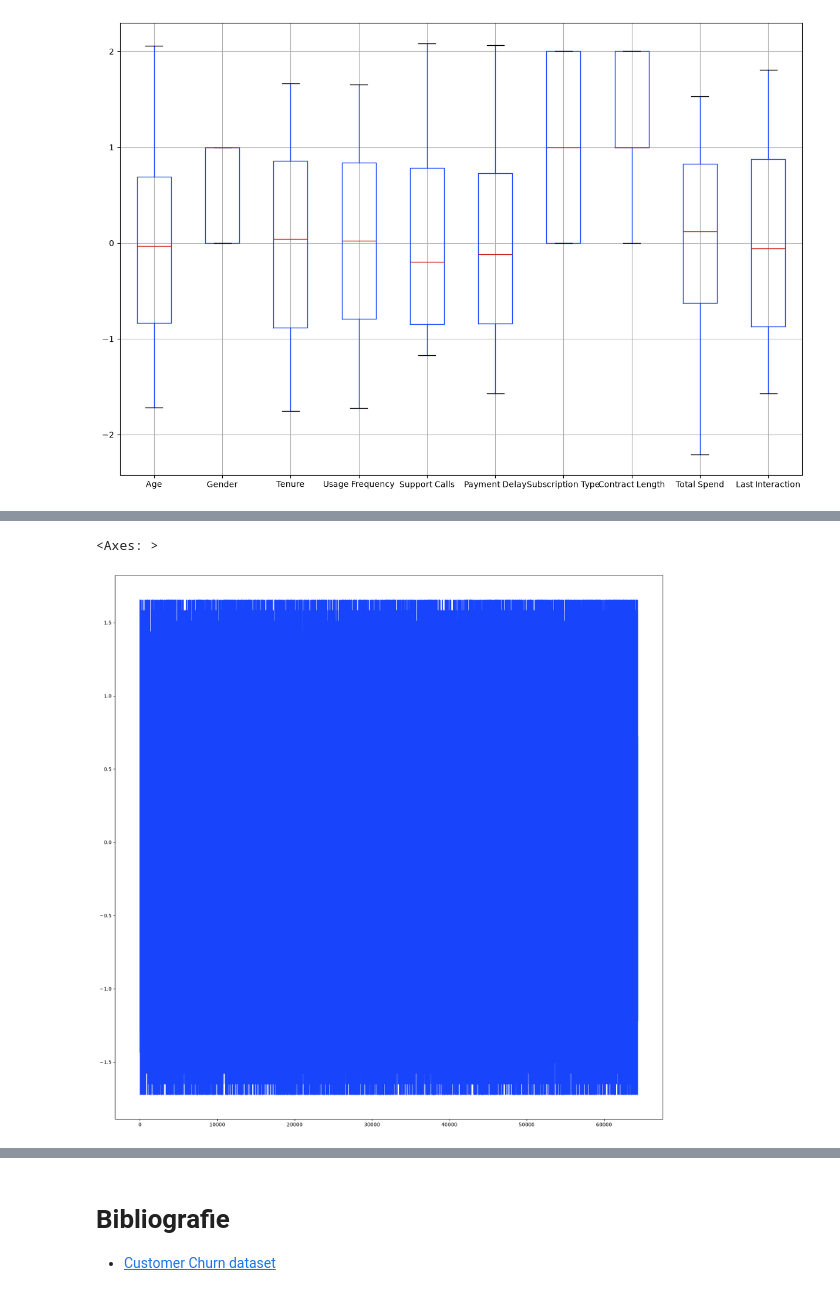
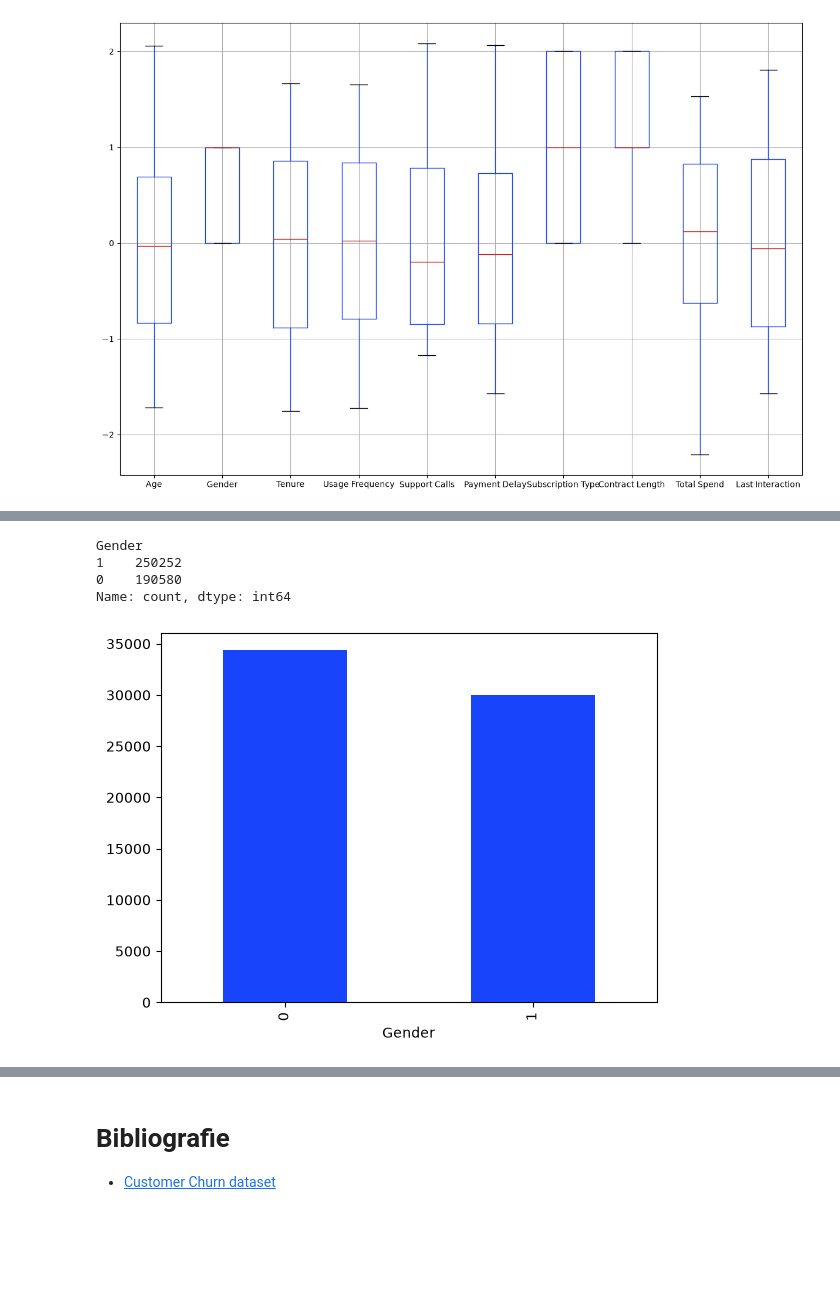
Before and after one commit to PeterParty/L3-IntroductionToMachineLearning, a Jupyter notebook: CustomerChurnPredictionSystem.ipynb, the cells around one changed output, grey strips where cells are left out. Drawn from its saved outputs; the diff is of its cells as text; code cells hidden in the pictures; blank space fills up the shorter version.

```diff
--- a/CustomerChurnPredictionSystem.ipynb
+++ b/CustomerChurnPredictionSystem.ipynb
@@ -451,4 +446,16 @@ memory usage: 4.9 MB
+# %%
+X_train["Gender"].value_counts()
+# %% [output]
+Gender
+1    250252
+0    190580
+Name: count, dtype: int64
 # %%
+# Source - https://stackoverflow.com/a/55671161
+# Posted by ImportanceOfBeingErnest
+# Retrieved 2026-07-09, License - CC BY-SA 4.0
+
+X_test["Gender"].value_counts().plot.bar()
+plt.show()
 # %% [output]
-<Axes: >
-[figure, old version]
+[figure, new version]
```
Also changed, not shown: parts of 27 cells of this notebook.
